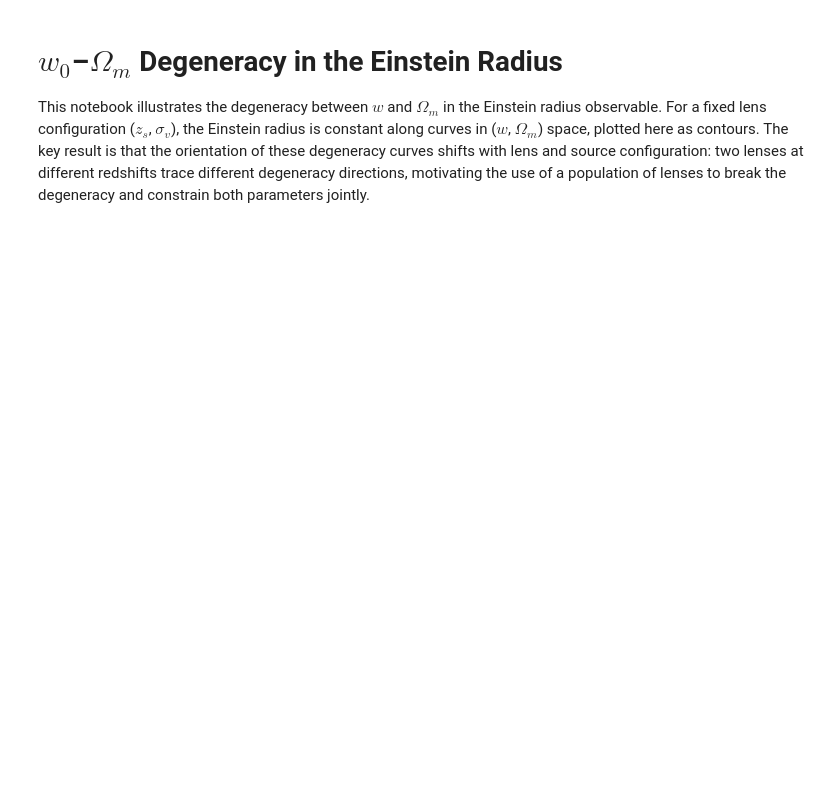
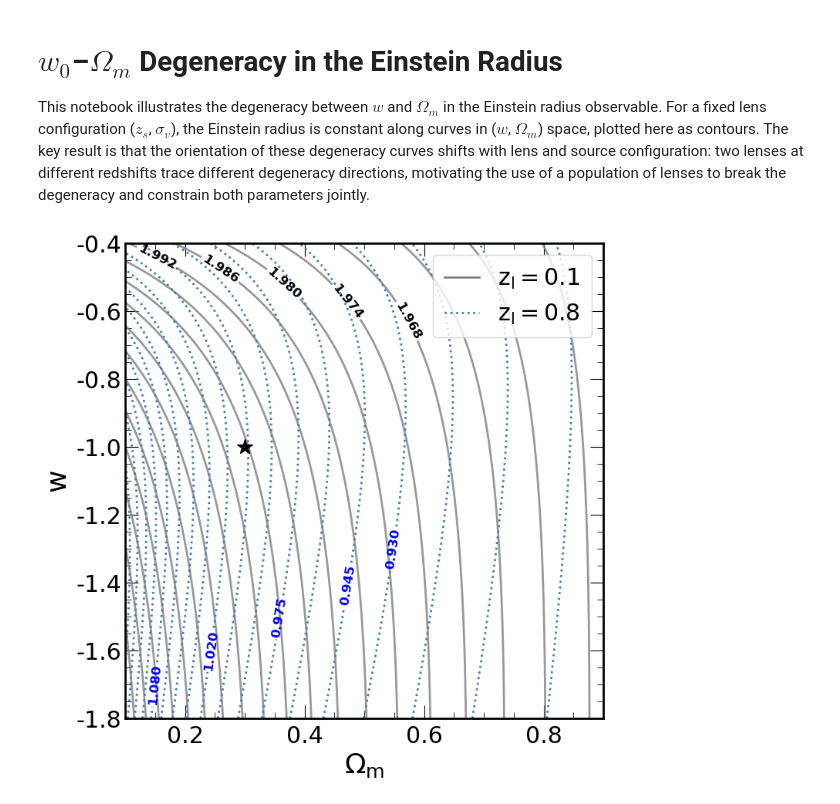
Before and after one commit to deepskies/CosmoLensNRE, a Jupyter notebook: notebooks/w0_om0_degeneracy.ipynb, the cells around one changed output. Drawn from its saved outputs; the diff is of its cells as text; code cells hidden in the pictures; blank space fills up the shorter version.

```diff
--- a/notebooks/w0_om0_degeneracy.ipynb
+++ b/notebooks/w0_om0_degeneracy.ipynb
@@ -138,16 +138,24 @@ Z2 = einstein_radius(X, Y, zl2, zs, v)
 # %%
 # Plot the contours of the Einstein radius for the two lens configurations
 fig, ax = plt.subplots(figsize=(8, 8))
 CS1 = ax.contour(Y, X, Z1, levels=20, colors='grey', alpha=0.8, linewidths=2.0, linestyles='-')
 CS2 = ax.contour(Y, X, Z2, levels=20, colors='steelblue', alpha=1.0, linewidths=2.0, linestyles=':')
-ax.clabel(CS1, inline=1, fontsize=10, fmt='%1.3f', manual=[(0.15, -0.45), (0.25, -0.5), (0.35, -0.55), (0.45, -0.6), (0.55, -0.65)])
-ax.clabel(CS2, inline=1, fontsize=10, fmt='%1.3f', manual=[(0.15, -1.7), (0.25, -1.6), (0.35, -1.5), (0.45, -1.4), (0.55, -1.3)])
+labels1 = ax.clabel(CS1, inline=1, fontsize=12, fmt='%1.3f', manual=[(0.15, -0.45), (0.25, -0.5), (0.35, -0.55), (0.45, -0.6), (0.55, -0.65)])
+labels2 = ax.clabel(CS2, inline=1, fontsize=12, fmt='%1.3f', manual=[(0.15, -1.7), (0.25, -1.6), (0.35, -1.5), (0.45, -1.4), (0.55, -1.3)])
+for txt in labels1:
+    txt.set_color('k')
+    txt.set_fontweight('bold')
+for txt in labels2:
+    txt.set_color('blue')
+    txt.set_fontweight('bold')
 # add a black star at (0.3, -1.0)
 ax.plot(0.3, -1.0, marker='*', color='black', markersize=15)
 contour1 = plt.Line2D([], [], color='grey', linestyle='-', linewidth=2, label=r'$z_{l}=0.1$')
 contour2 = plt.Line2D([], [], color='steelblue', linestyle=':', linewidth=2, label=r'$z_{l}=0.8$')
 ax.legend(handles=[contour1, contour2], loc='upper right')
 ax.set_ylabel('$w$')
 ax.set_xlabel('$\Omega_m$')
 # plt.show()
 fig.savefig(f'{figpath}w0_Om0_degeneracy_single.pdf', dpi=300)
+# %% [output]
+[figure, added]
```
Also changed, not shown: 2 other files.
